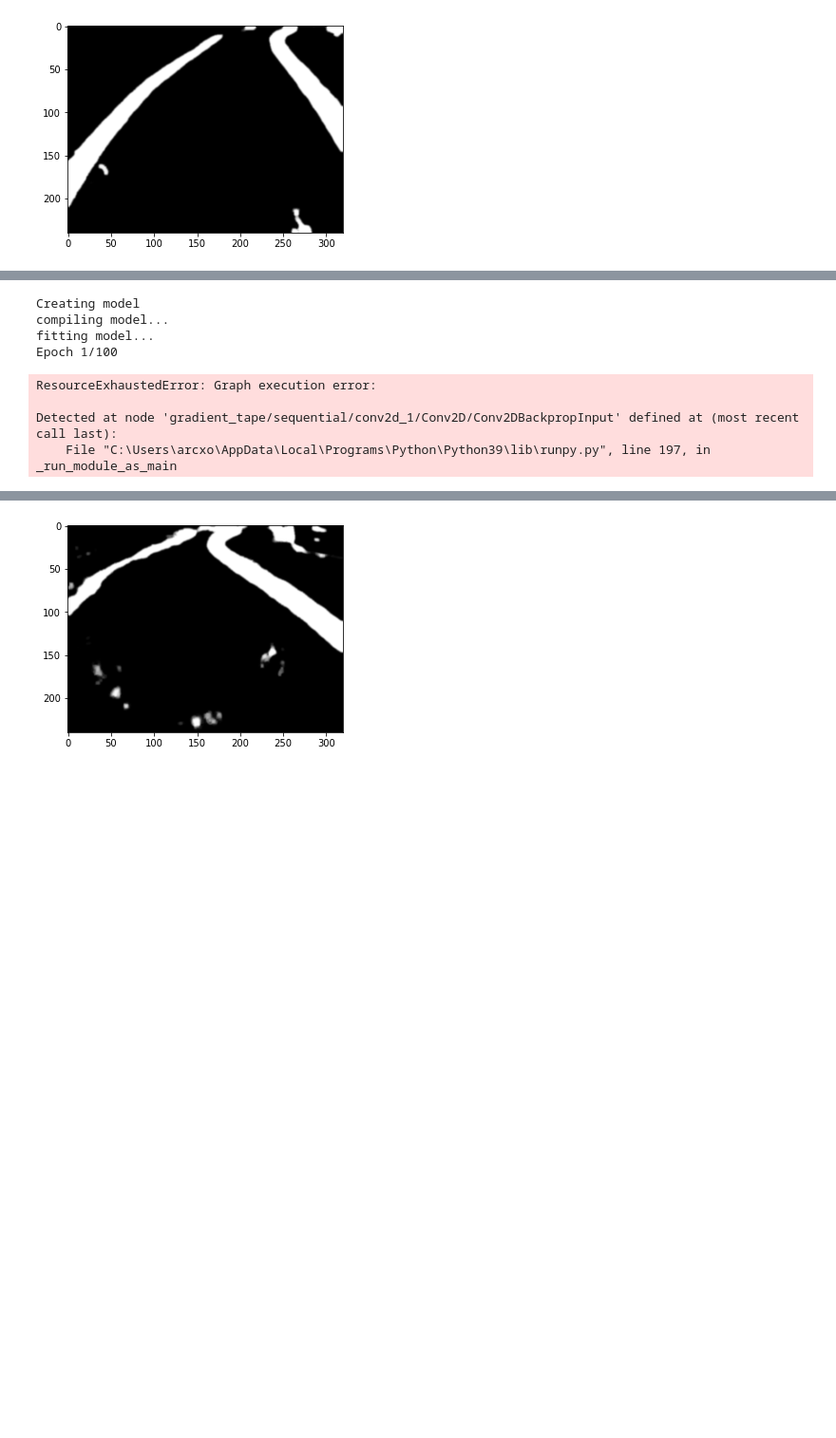
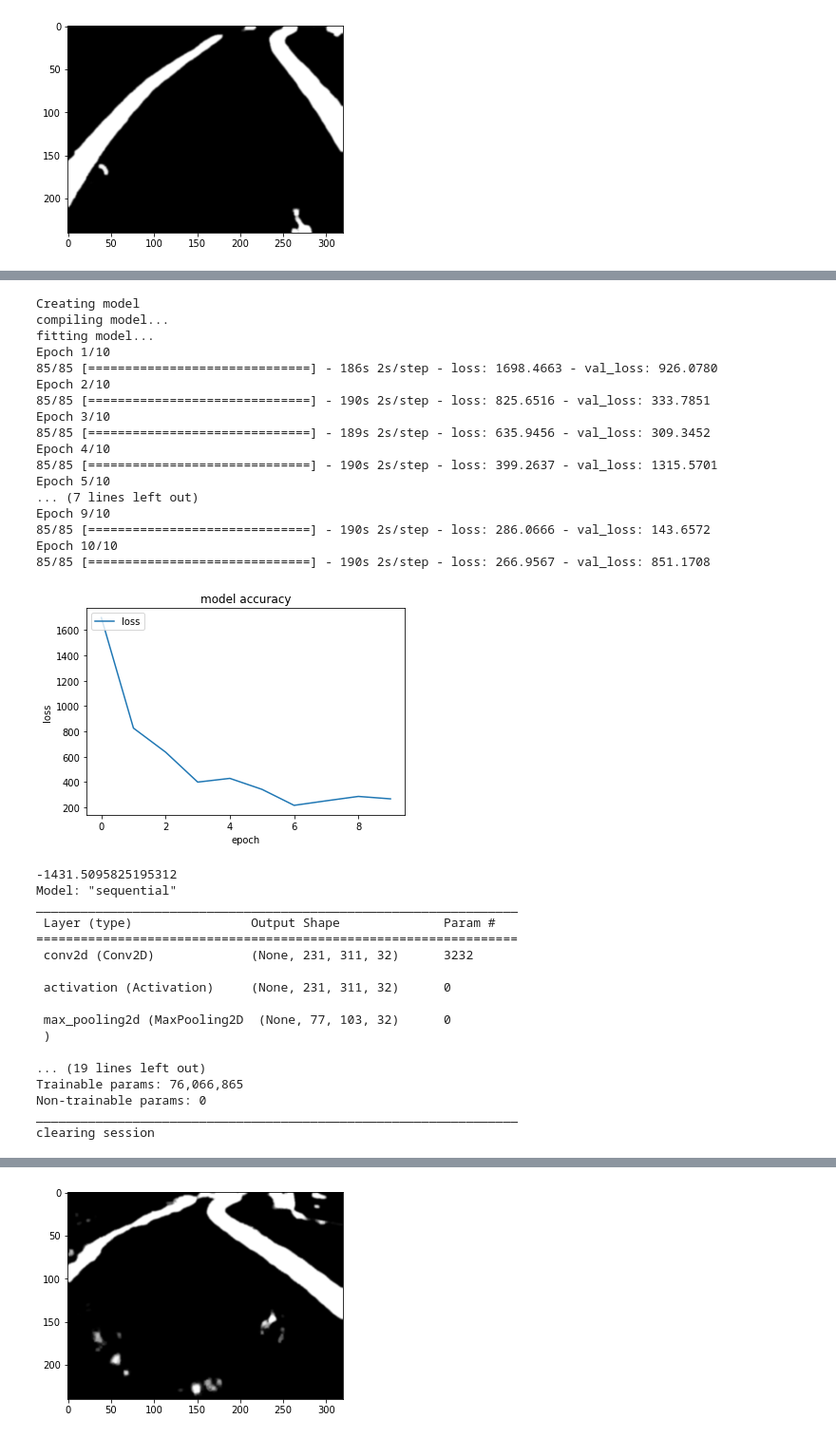
Before and after one commit to AndreCox/L2A, a Jupyter notebook: NeuralNet/neural.ipynb, the cells around one changed output, grey strips where cells are left out. Shown at 95% size. Saved outputs shown, nothing was run; the diff lists cells and outputs as text; code cells hidden in the pictures; blank space fills up the shorter version.

```diff
--- a/NeuralNet/neural.ipynb
+++ b/NeuralNet/neural.ipynb
@@ -114,6 +129,10 @@ from keras import backend as K
 import time
 
 K.clear_session()
+
+# use cpu instead of gpu
+import os
+os.environ['CUDA_VISIBLE_DEVICES'] = '-1'
 
 print("Creating model")
 model = Sequential()
@@ -136,36 +155,62 @@ model.add(Dense(1))
 
 
 print('compiling model...')
 # compile the model
 model.compile(optimizer='adam', loss='mse')
 
 print('fitting model...')
 # train the model
 model.fit(processedFrames, np.array(steering) , epochs=100, verbose=1, validation_split=0.3, shuffle=True, batch_size=64)
-
 # graph the loss and accuracy
 plt.plot(model.history.history['loss'])
 plt.title('model accuracy')
 plt.ylabel('loss')
 plt.xlabel('epoch')
 plt.legend(['loss', 'accuracy'], loc='upper left')
 plt.show()
 
 # print difference between the start and end loss
 print(model.history.history['loss'][-1] - model.history.history['loss'][0])
 
 #show what each layer looks like
 model.summary()
 
 #clear session
 print('clearing session')
 K.clear_session()
 # %% [output]
 Creating model
 compiling model...
 fitting model...
-Epoch 1/100
+Epoch 1/10
+85/85 [==============================] - 186s 2s/step - loss: 1698.4663 - val_loss: 926.0780
+Epoch 2/10
+85/85 [==============================] - 190s 2s/step - loss: 825.6516 - val_loss: 333.7851
+Epoch 3/10
+85/85 [==============================] - 189s 2s/step - loss: 635.9456 - val_loss: 309.3452
+Epoch 4/10
+85/85 [==============================] - 190s 2s/step - loss: 399.2637 - val_loss: 1315.5701
+Epoch 5/10
+... (7 lines left out)
+Epoch 9/10
+85/85 [==============================] - 190s 2s/step - loss: 286.0666 - val_loss: 143.6572
+Epoch 10/10
+85/85 [==============================] - 190s 2s/step - loss: 266.9567 - val_loss: 851.1708
+[figure, added]
-ResourceExhaustedError: Graph execution error:
+-1431.5095825195312
+Model: "sequential"
+_________________________________________________________________
+ Layer (type)                Output Shape              Param #
+=================================================================
+ conv2d (Conv2D)             (None, 231, 311, 32)      3232
 
-Detected at node 'gradient_tape/sequential/conv2d_1/Conv2D/Conv2DBackpropInput' defined at (most recent call last):
-    File "C:\Users\arcxo\AppData\Local\Programs\Python\Python39\lib\runpy.py", line 197, in _run_module_as_main
+ activation (Activation)     (None, 231, 311, 32)      0
+
+ max_pooling2d (MaxPooling2D  (None, 77, 103, 32)      0
+ )
+
+... (19 lines left out)
+Trainable params: 76,066,865
+Non-trainable params: 0
+_________________________________________________________________
+clearing session
```
Also changed, not shown: parts of 7 cells of this notebook, 1 other file.
